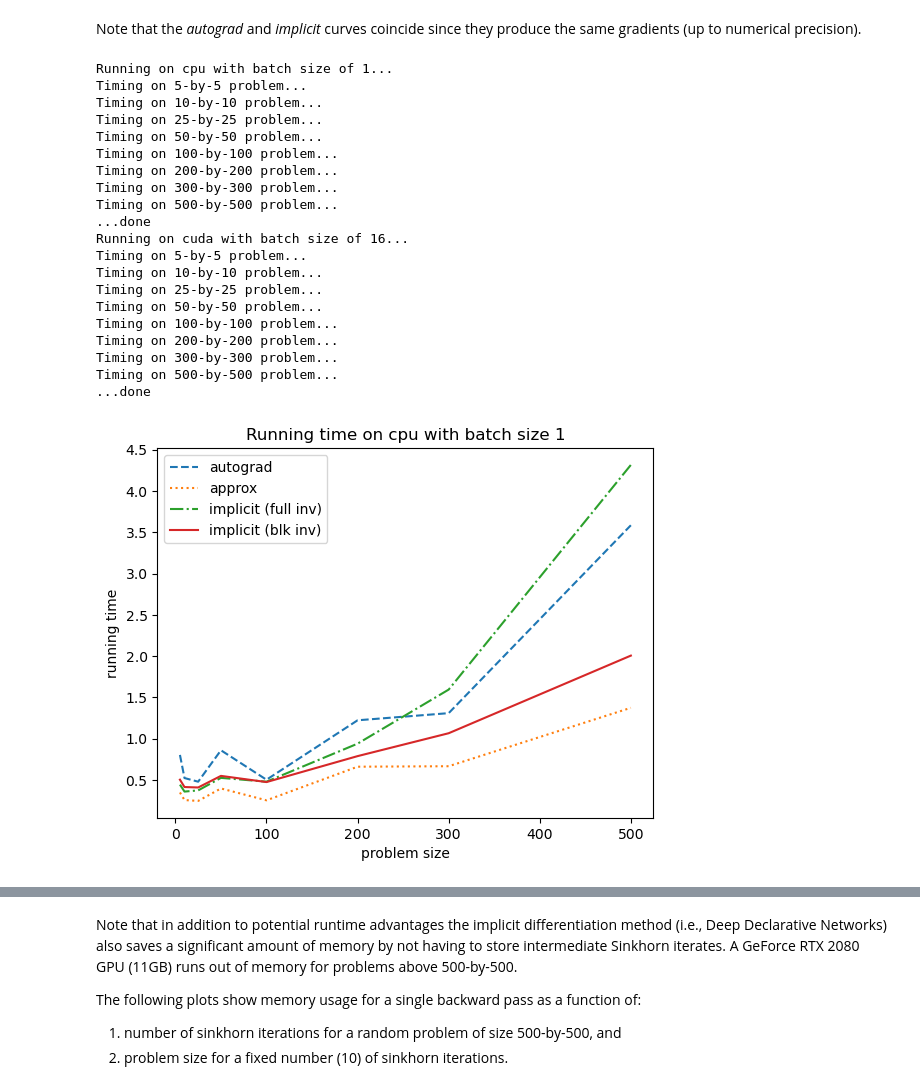
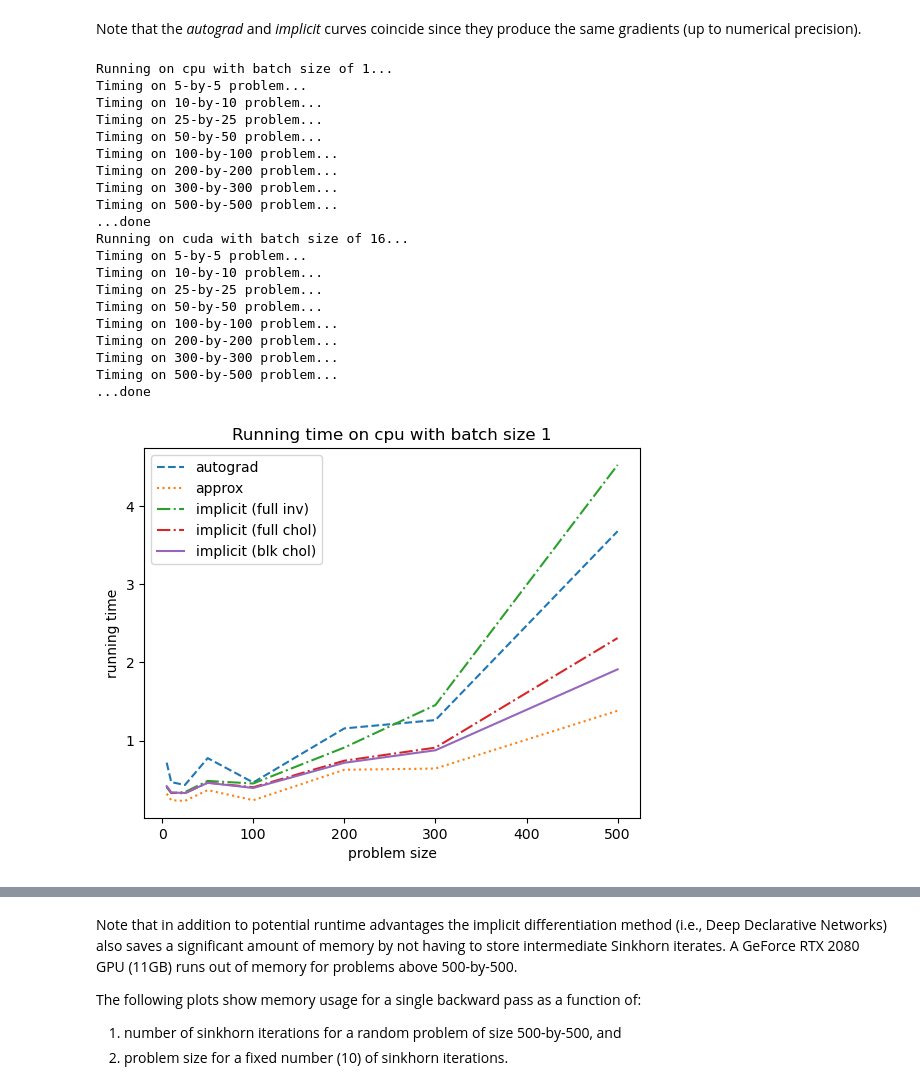
Before and after one commit to anucvml/ddn, a Jupyter notebook: tutorials/12_optimal_transport.ipynb, the cells around one changed output, grey strips where cells are left out. Saved outputs shown, nothing was run; the diff lists cells and outputs as text; code cells hidden in the pictures.

Commit message:
cholesky full added to tutorial

```diff
--- a/tutorials/12_optimal_transport.ipynb
+++ b/tutorials/12_optimal_transport.ipynb
@@ -378,7 +378,7 @@ def plot_running_time(batch_size, device):
     print("Running on {} with batch size of {}...".format(device, batch_size))
 
     n = [5, 10, 25, 50, 100, 200, 300, 500]
-    t1, t2, t3, t4 = [], [], [], []
+    t1, t2, t3, t4, t5 = [], [], [], [], []
 
     for ni in n:
         print("Timing on {}-by-{} problem...".format(ni, ni))
@@ -388,44 +388,45 @@ def plot_running_time(batch_size, device):
         M_init = torch.log(torch.rand_like(M_true)).to(device)
 
         t1.append(timeit(wrapper(learnM, sinkhorn, M_init, P_true), number=1))
+        t2.append(timeit(wrapper(learnM, OptimalTransportLayer(method='approx'), M_init, P_true), number=1))
         t3.append(timeit(wrapper(learnM, OptimalTransportLayer(method='full'), M_init, P_true), number=1))
-        t2.append(timeit(wrapper(learnM, OptimalTransportLayer(method='approx'), M_init, P_true), number=1))
-        t4.append(timeit(wrapper(learnM, OptimalTransportLayer(), M_init, P_true), number=1))
+        t4.append(timeit(wrapper(learnM, OptimalTransportLayer(method='fullchol'), M_init, P_true), number=1))
+        t5.append(timeit(wrapper(learnM, OptimalTransportLayer(), M_init, P_true), number=1))
 
     print("...done")
 
     plt.figure()
-    plt.plot(n, t1, '--', n, t2, ':', n, t3, '-.', n, t4, '-')
+    plt.plot(n, t1, '--', n, t2, ':', n, t3, '-.', n, t4, '-.', n, t5, '-')
     plt.xlabel('problem size'); plt.ylabel('running time')
-    plt.legend(['autograd', 'approx', 'implicit (full inv)', 'implicit (blk inv)'])
+    plt.legend(['autograd', 'approx', 'implicit (full inv)', 'implicit (full chol)', 'implicit (blk chol)'])
     plt.title('Running time on {} with batch size {}'.format(device, batch_size))
     #plt.savefig("op_runtime_{}.png".format(device), dpi=300, bbox_inches='tight')
 
 
 plot_running_time(1, torch.device("cpu"))
 if torch.cuda.is_available():
     plot_running_time(16, torch.device("cuda"))
 
 plt.show()
 # %% [output]
 Running on cpu with batch size of 1...
 Timing on 5-by-5 problem...
 Timing on 10-by-10 problem...
 Timing on 25-by-25 problem...
 Timing on 50-by-50 problem...
 Timing on 100-by-100 problem...
 Timing on 200-by-200 problem...
 Timing on 300-by-300 problem...
 Timing on 500-by-500 problem...
 ...done
 Running on cuda with batch size of 16...
 Timing on 5-by-5 problem...
 Timing on 10-by-10 problem...
 Timing on 25-by-25 problem...
 Timing on 50-by-50 problem...
 Timing on 100-by-100 problem...
 Timing on 200-by-200 problem...
 Timing on 300-by-300 problem...
 Timing on 500-by-500 problem...
 ...done
-[figure, old version]
+[figure, new version]
```
Also changed, not shown: parts of 4 cells of this notebook.
